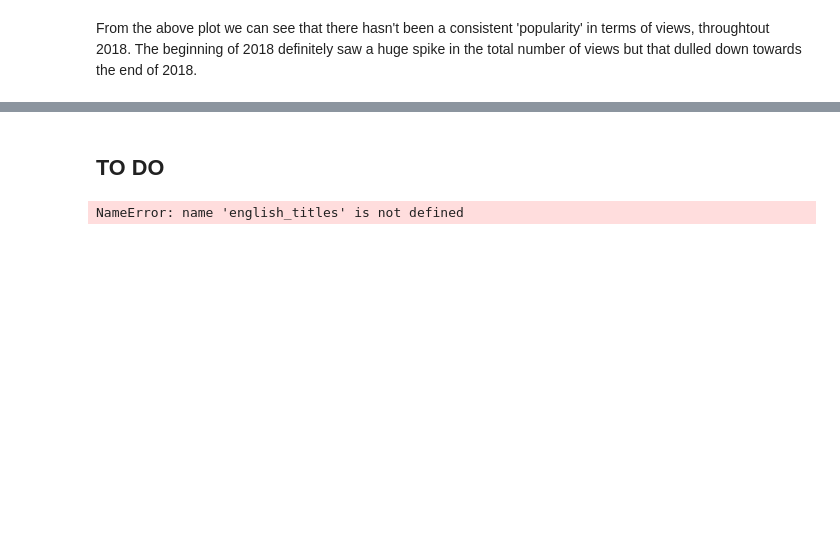
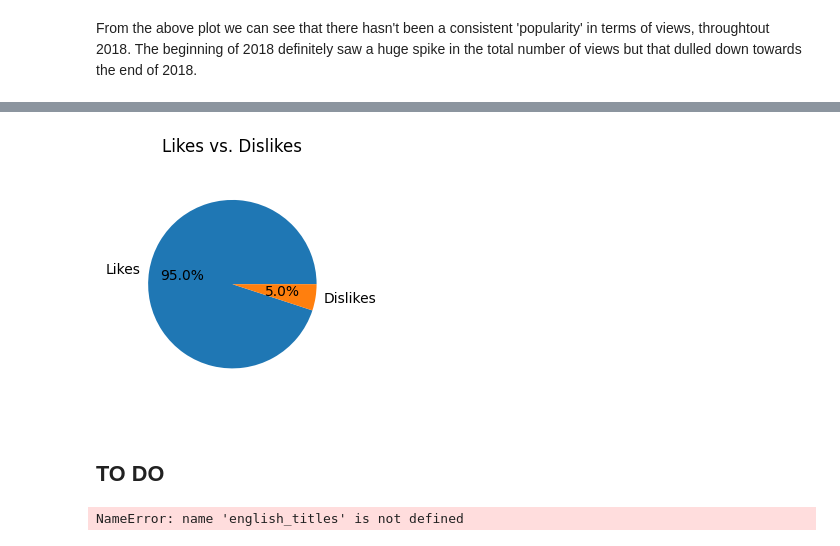
Before and after one commit to SAnand2903/BA830, a Jupyter notebook: BA830_Project.ipynb, the cells around one changed output, grey strips where cells are left out. Saved outputs shown, nothing was run; the diff lists cells and outputs as text; code cells hidden in the pictures; blank space fills up the shorter version.

```diff
--- a/BA830_Project.ipynb
+++ b/BA830_Project.ipynb
@@ -224,3 +274,21 @@ From the above plot we can see that there hasn't been a consistent 'popularity'
+# %%
+# Calculate the total likes and dislikes
+total_likes = df['likes'].sum()
+total_dislikes = df['dislikes'].sum()
+
+# Data for the pie chart
+labels = ['Likes', 'Dislikes']
+sizes = [total_likes, total_dislikes]
+
+# Plotting
+plt.figure(figsize=(3, 3))
+plt.pie(sizes, labels=labels, autopct='%1.1f%%')
+plt.title('Likes vs. Dislikes')
+plt.axis('equal')
+plt.tight_layout()
+plt.show()
+# %% [output]
+[figure, added]
 # %% [markdown]
 ## TO DO
 # %%
```
Also changed, not shown: parts of 10 cells of this notebook.
